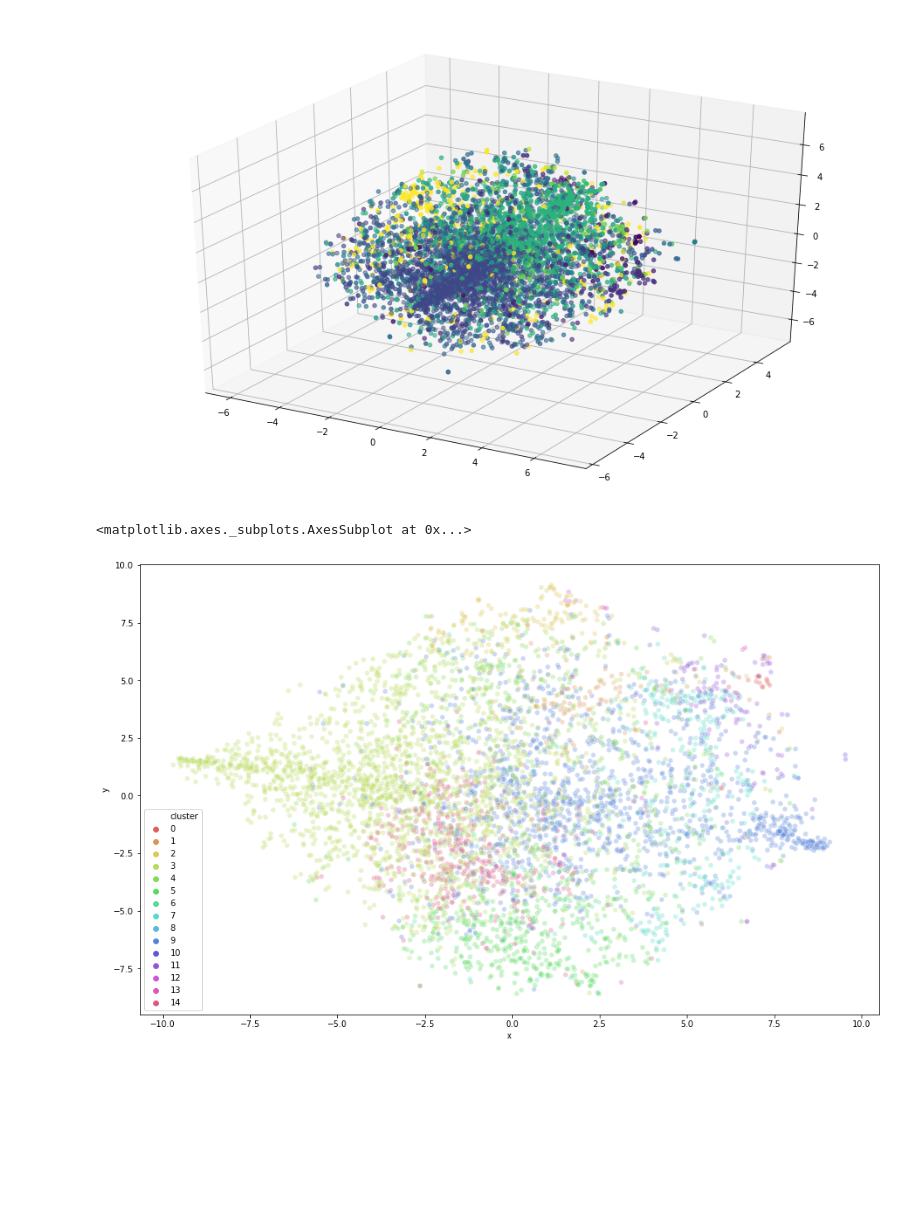
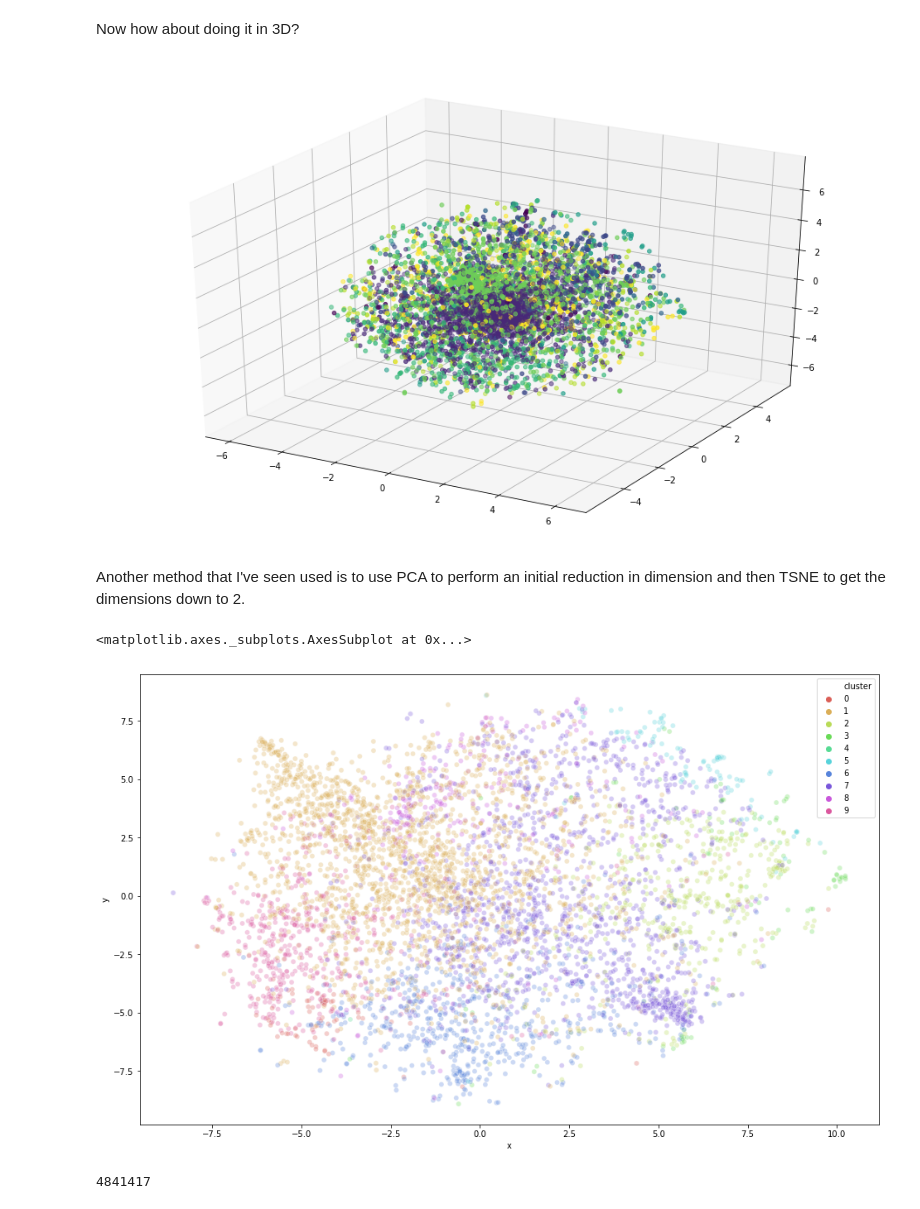
Before and after one commit to HSV-AI/bug-analysis, a Jupyter notebook: Doc2Vec.ipynb, the cells around one changed output. Drawn from its saved outputs; the diff is of its cells as text; code cells hidden in the pictures; blank space fills up the shorter version.

```diff
--- a/Doc2Vec.ipynb
+++ b/Doc2Vec.ipynb
@@ -51,8 +112,9 @@ def tokenize_spacy(text):
     doc = nlp(text)
     for sent in doc.sents:
         for token in sent:
-#             if re.fullmatch('[a-zA-Z]+', token.text) and not token.is_stop:
+#            if re.fullmatch('[a-zA-Z]+', token.text) and not token.is_stop:
 #            if token.pos_ in filter and re.fullmatch('[a-zA-Z]+', token.text):
             if re.fullmatch('[a-zA-Z]+', token.text):
-                filtered_tokens.append(token.lemma_)
+#                 filtered_tokens.append(token.lemma_)
+                filtered_tokens.append(token.text)
     return filtered_tokens
@@ -153,10 +259,0 @@ Checking Self vs Other similarity.
-# %%
-ranks = []
-second_ranks = []
-for doc_id in range(len(train_corpus)):
-    inferred_vector = model.infer_vector(train_corpus[doc_id].words)
-    sims = model.docvecs.most_similar([inferred_vector], topn=len(model.docvecs))
-    rank = [docid for docid, sim in sims].index(doc_id)
-    ranks.append(rank)
-
-    second_ranks.append(sims[1])
@@ -172,0 +287,10 @@ for doc_id in range(len(train_corpus)):
+# %%
+next_similar = []
+for doc_id in range(len(train_corpus)):
+    sims = model.docvecs.most_similar(train_corpus[doc_id].tags[0])
+    next_similar.append(sims[0][1])
+
+sns.distplot(next_similar, kde=False, rug=True)
+
+print(statistics.mean(next_similar))
+print(statistics.stdev(next_similar))
@@ -204,7 +392,7 @@ Rule hidden(): ids+=ID (',' ids+=ID); Fixed in HEAD. Closing bug which were set
 # %%
 from sklearn import cluster
 from sklearn import metrics
-kmeans = cluster.KMeans(n_clusters=15)
+kmeans = cluster.KMeans(n_clusters=10)
 kmeans.fit(X)
 # %% [output]
 KMeans(algorithm='auto', copy_x=True, init='k-means++', max_iter=300,
@@ -269,3 +447,5 @@ sns.scatterplot(
+# %% [markdown]
+Now how about doing it in 3D?
 # %%
 tsne_model = TSNE(n_jobs=4,
                   early_exaggeration=4,
@@ -282,15 +462,12 @@ df['y'] = tsne_d2v[:,1]
 df['z'] = tsne_d2v[:,2]
 
 ax = plt.figure(figsize=(16,10)).gca(projection='3d')
-ax.scatter(
-    xs=df.loc[:,"x"],
-    ys=df.loc[:,"y"],
-    zs=df.loc[:,"z"],
-    c=df.loc[:,"cluster"],
-)
+ax.scatter( xs=df.loc[:,"x"], ys=df.loc[:,"y"], zs=df.loc[:,"z"], c=df.loc[:,"cluster"])
 plt.show()
 # %% [output]
-[figure, old version]
+[figure, new version]
+# %% [markdown]
+Another method that I've seen used is to use PCA to perform an initial reduction in dimension and then TSNE to get the dimensions down to 2.
 # %%
 from sklearn.decomposition import PCA
 
@@ -299,20 +476,15 @@ pca_result_20 = pca_20.fit_transform(X)
 # %%
 tsne_d2v = tsne_model.fit_transform(np.array(pca_result_20))
 df['x'] = tsne_d2v[:,0]
 df['y'] = tsne_d2v[:,1]
 plt.figure(figsize=(16,10))
-sns.scatterplot(
-    x='x',
-    y='y',
-    hue="cluster",
-    palette=sns.color_palette("hls", 15),
-    legend="full",
-    alpha=0.3,
-    data=df
-)
+sns.scatterplot( x='x', y='y', hue="cluster", palette=sns.color_palette("hls", 10), legend="full", alpha=0.3, data=df )
 # %% [output]
 <matplotlib.axes._subplots.AxesSubplot at 0x...>
-[figure, old version]
+[figure, new version]
 # %%
-# from gensim.models.doc2vec import Doc2Vec
-# loadedModel = Doc2Vec.load('PV-DBOW.doc2vec')
+from gensim.models.doc2vec import Doc2Vec
+loadedModel = Doc2Vec.load('PV-DBOW.doc2vec')
+print(loadedModel.corpus_count)
+# %% [output]
+4841417
```
Also changed, not shown: parts of 48 cells of this notebook.
